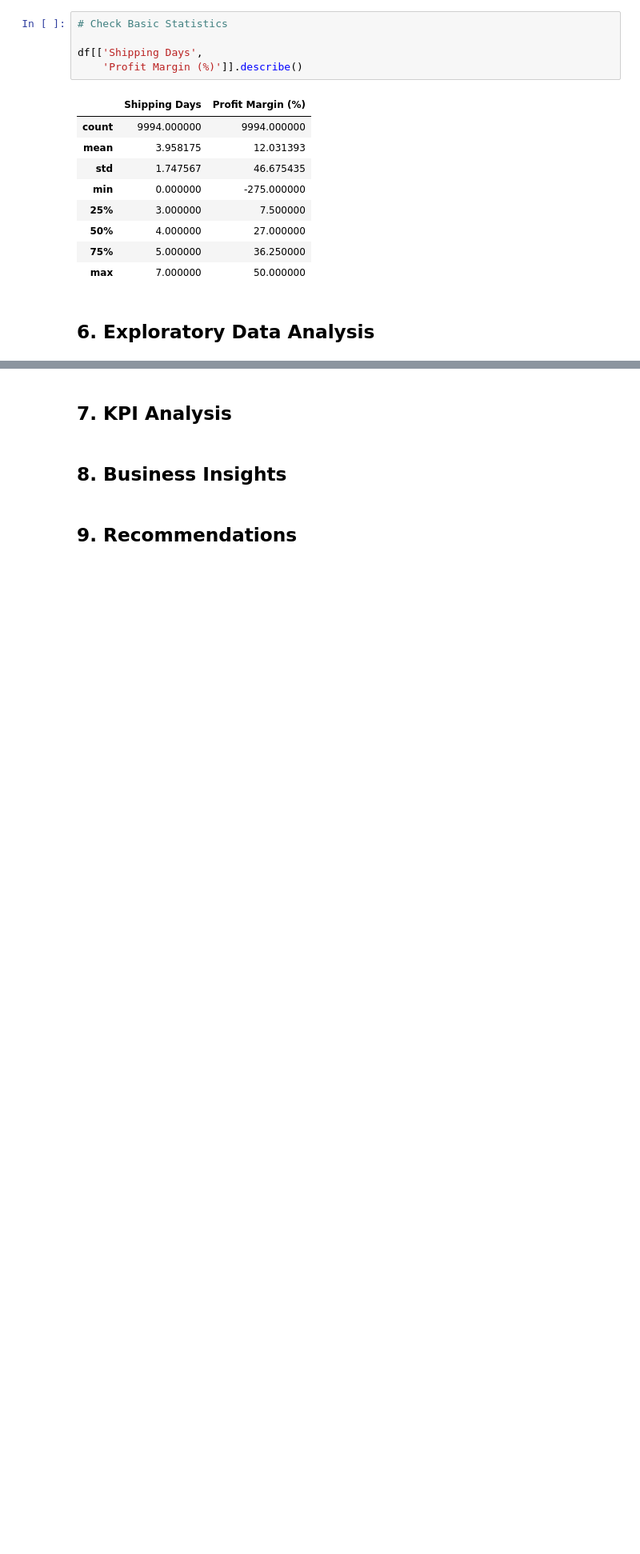
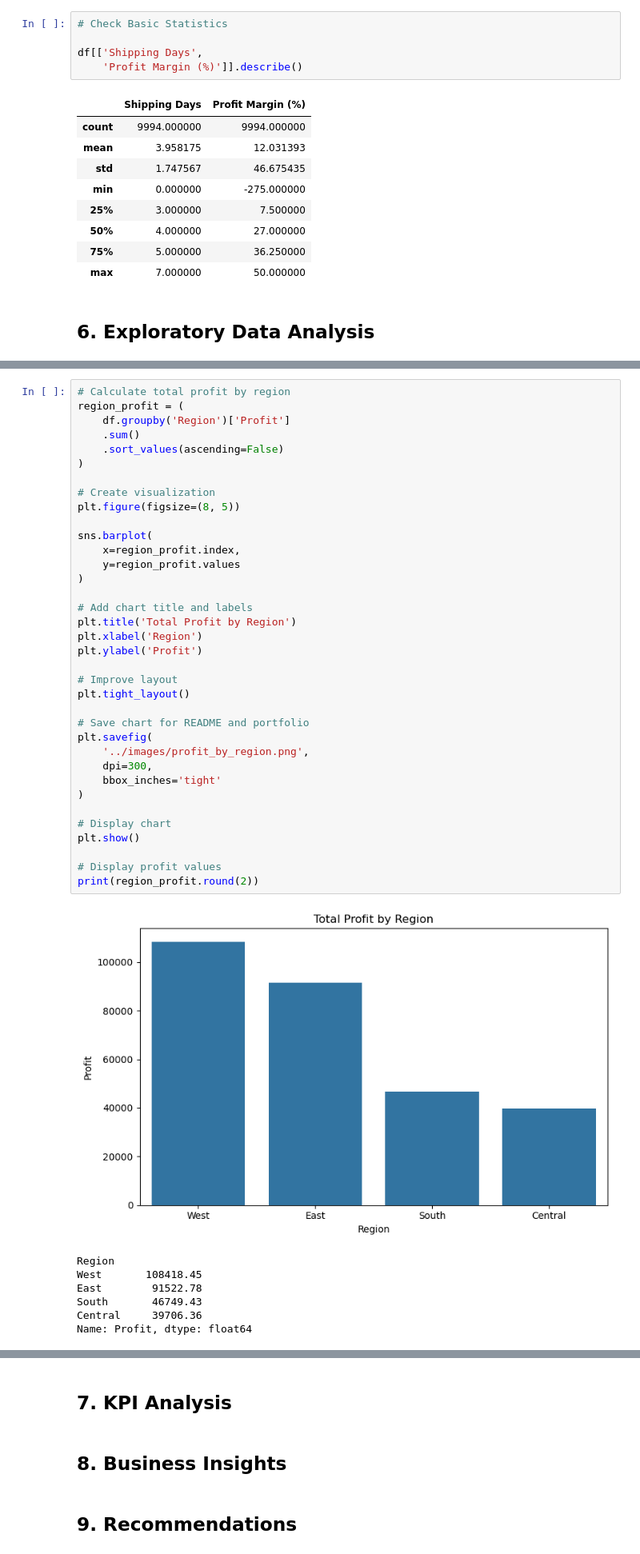
Before and after one commit to Harshpoonia/data-analytics-projects, a Jupyter notebook: Project-2-Superstore-Business-Analytics/notebooks/analysis.ipynb, the cells around one changed output, grey strips where cells are left out. Shown at 80% size. Cells and saved outputs as stored; diff of their text form; blank space fills up the shorter version.

```diff
--- a/Project-2-Superstore-Business-Analytics/notebooks/analysis.ipynb
+++ b/Project-2-Superstore-Business-Analytics/notebooks/analysis.ipynb
@@ -214,0 +279,44 @@ df[['Shipping Days',
+# %%
+# Calculate total profit by region
+region_profit = (
+    df.groupby('Region')['Profit']
+    .sum()
+    .sort_values(ascending=False)
+)
+
+# Create visualization
+plt.figure(figsize=(8, 5))
+
+sns.barplot(
+    x=region_profit.index,
+    y=region_profit.values
+)
+
+# Add chart title and labels
+plt.title('Total Profit by Region')
+plt.xlabel('Region')
+plt.ylabel('Profit')
+
+# Improve layout
+plt.tight_layout()
+
+# Save chart for README and portfolio
+plt.savefig(
+    '../images/profit_by_region.png',
+    dpi=300,
+    bbox_inches='tight'
+)
+
+# Display chart
+plt.show()
+
+# Display profit values
+print(region_profit.round(2))
+# %% [output]
+[figure, added]
+Region
+West       108418.45
+East        91522.78
+South       46749.43
+Central     39706.36
+Name: Profit, dtype: float64
```
Also changed, not shown: parts of 40 cells of this notebook, 10 other files.
